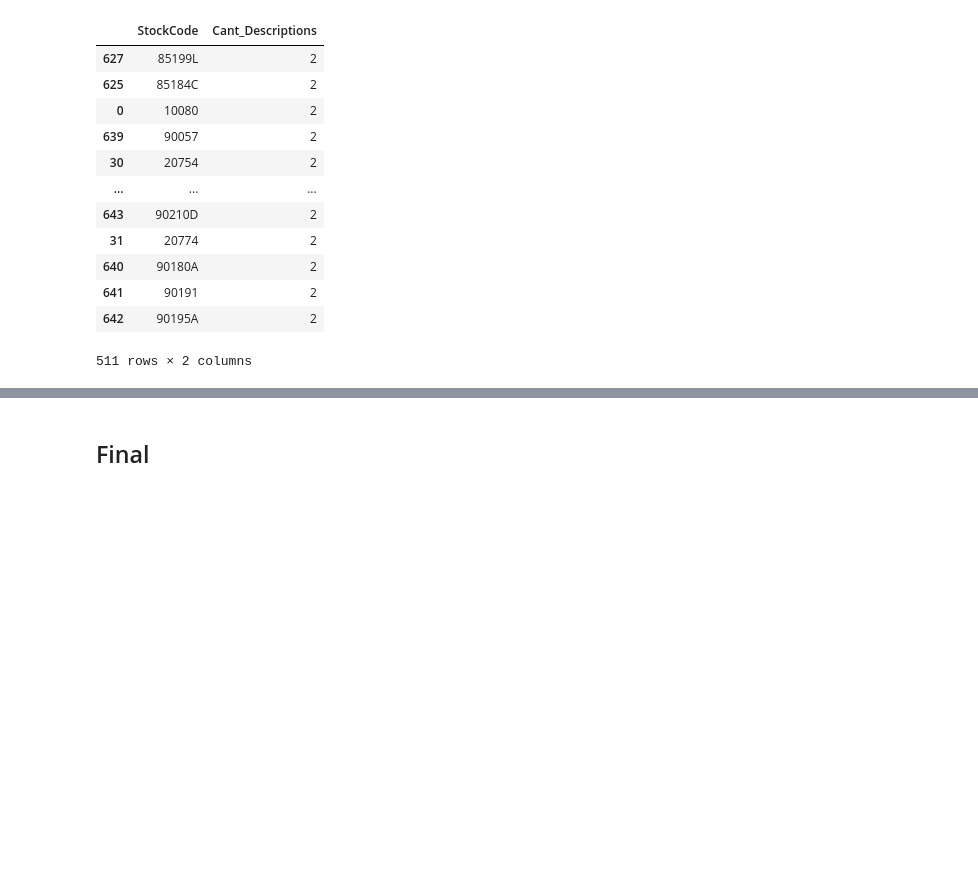
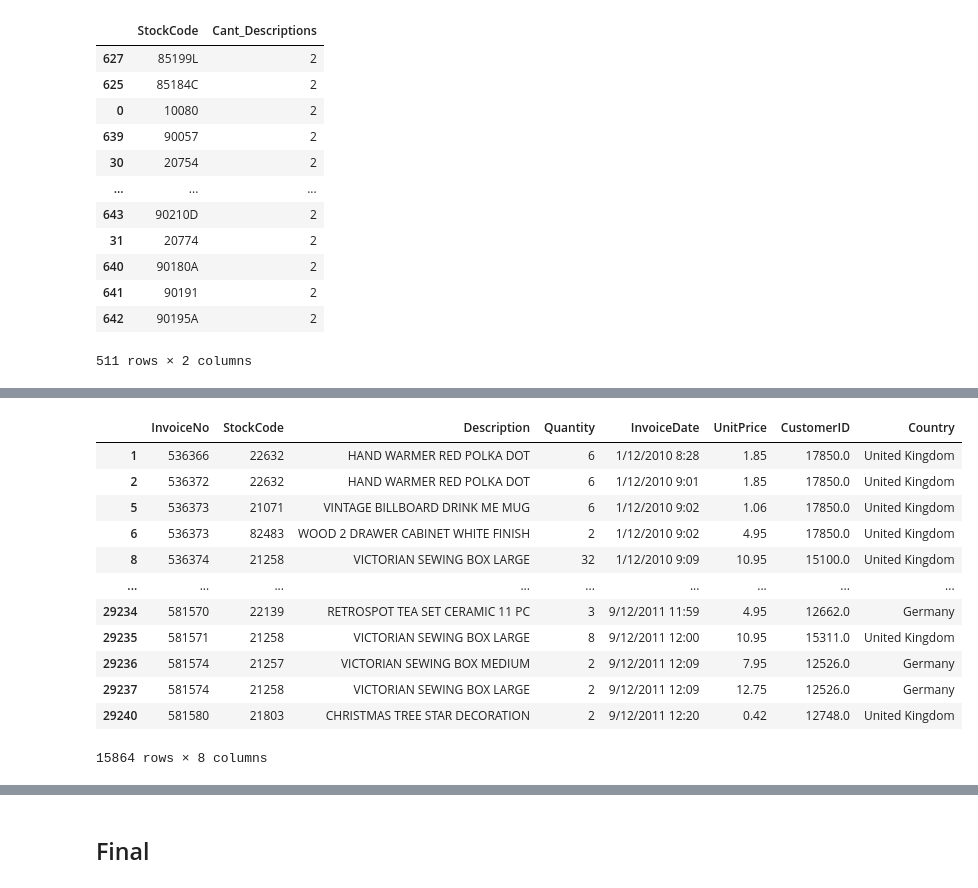
Before and after one commit to Vialesoft/Vialesoft_Devlab, a Jupyter notebook: Mini_Proyectos/ETL_Retail/Python ETL/main.ipynb, the cells around one changed output, grey strips where cells are left out. Cells and saved outputs as stored; diff of their text form; code cells hidden in the pictures; blank space fills up the shorter version.

```diff
--- a/Mini_Proyectos/ETL_Retail/Python ETL/main.ipynb
+++ b/Mini_Proyectos/ETL_Retail/Python ETL/main.ipynb
@@ -1716,0 +1850,9 @@ print(83483 + 69297)
+# %%
+df_ConNulos_CantDescripciones = (df_StockCodes_Descripciones_Nulas
+    .groupby('StockCode')['Description']
+    .nunique(dropna=False)
+    .reset_index(name='Cant_Descriptions')
+    .sort_values(by="Cant_Descriptions")
+)
+
+df_ConNulos_CantDescripciones
@@ -1716,0 +1873,3 @@ print(83483 + 69297)
+# %%
+df_ConNulos_DosDescripciones = df_ConNulos_CantDescripciones[df_ConNulos_CantDescripciones["Cant_Descriptions"] == 2]
+df_ConNulos_DosDescripciones
@@ -1716,0 +1895,17 @@ print(83483 + 69297)
+# %%
+df_ConNulos_DosDescripciones = df_StockCodes_Descripciones_Nulas[df_StockCodes_Descripciones_Nulas["StockCode"].isin(df_ConNulos_DosDescripciones["StockCode"])]
+df_ConNulos_DosDescripciones
+# %% [output]
+|  | InvoiceNo | StockCode | Description | Quantity | InvoiceDate | UnitPrice | CustomerID | Country |
+| 1 | 536366 | 22632 | HAND WARMER RED POLKA DOT | 6 | 1/12/2010 8:28 | 1.85 | 17850.0 | United Kingdom |
+| 2 | 536372 | 22632 | HAND WARMER RED POLKA DOT | 6 | 1/12/2010 9:01 | 1.85 | 17850.0 | United Kingdom |
+| 5 | 536373 | 21071 | VINTAGE BILLBOARD DRINK ME MUG | 6 | 1/12/2010 9:02 | 1.06 | 17850.0 | United Kingdom |
+| 6 | 536373 | 82483 | WOOD 2 DRAWER CABINET WHITE FINISH | 2 | 1/12/2010 9:02 | 4.95 | 17850.0 | United Kingdom |
+| 8 | 536374 | 21258 | VICTORIAN SEWING BOX LARGE | 32 | 1/12/2010 9:09 | 10.95 | 15100.0 | United Kingdom |
+| ... | ... | ... | ... | ... | ... | ... | ... | ... |
+| 29234 | 581570 | 22139 | RETROSPOT TEA SET CERAMIC 11 PC | 3 | 9/12/2011 11:59 | 4.95 | 12662.0 | Germany |
+| 29235 | 581571 | 21258 | VICTORIAN SEWING BOX LARGE | 8 | 9/12/2011 12:00 | 10.95 | 15311.0 | United Kingdom |
+| 29236 | 581574 | 21257 | VICTORIAN SEWING BOX MEDIUM | 2 | 9/12/2011 12:09 | 7.95 | 12526.0 | Germany |
+| 29237 | 581574 | 21258 | VICTORIAN SEWING BOX LARGE | 2 | 9/12/2011 12:09 | 12.75 | 12526.0 | Germany |
+| 29240 | 581580 | 21803 | CHRISTMAS TREE STAR DECORATION | 2 | 9/12/2011 12:20 | 0.42 | 12748.0 | United Kingdom |
+15864 rows × 8 columns
```
Also changed, not shown: parts of 35 cells of this notebook.
